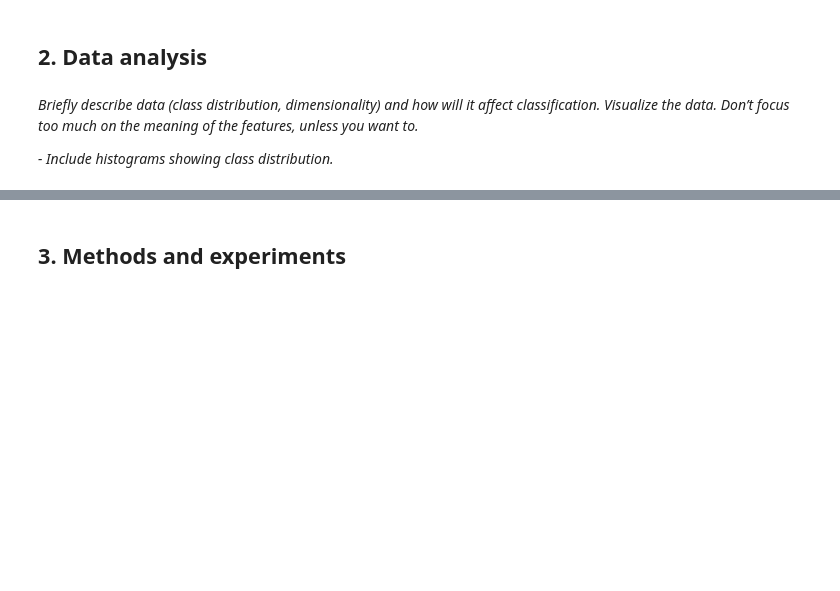
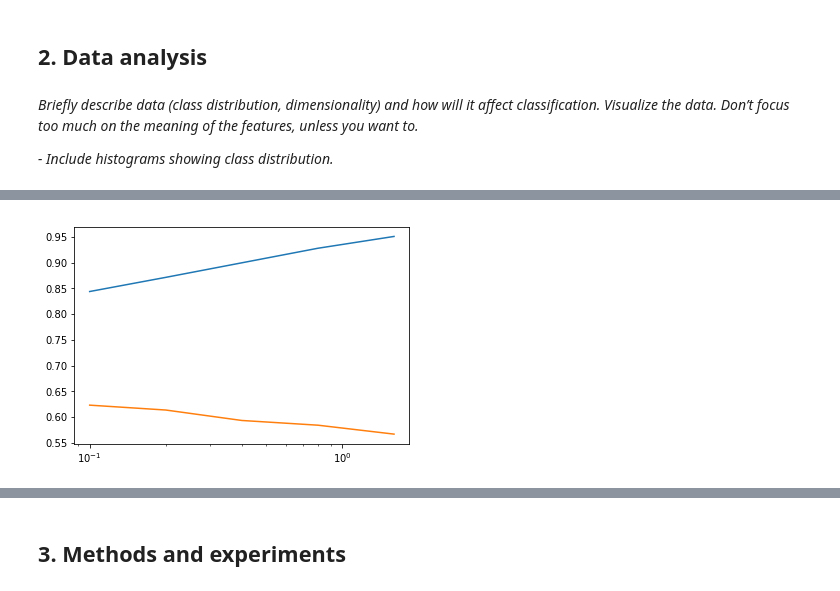
Before and after one commit to abdullahkhan93/MLBP-2018, a Jupyter notebook: Project Report.ipynb, the cells around one changed output, grey strips where cells are left out. Cells and saved outputs as stored; diff of their text form; code cells hidden in the pictures; blank space fills up the shorter version.

```diff
--- a/Project Report.ipynb
+++ b/Project Report.ipynb
@@ -271,0 +154,39 @@ Inverse of Regularization Constant (C): 0.7430083706879997
+# %%
+'''
+Multinomial Logistic Regression with Multiple Iterations
+PARAMETERS:
+    Iterations = 7500
+    Inverse Regularization Constant = 0.1 till 10
+    Solver = SAG
+    Penalty = L2
+'''
+
+C = 0.1
+testAcc = []
+validAcc = []
+C_array = []
+
+while C < 2:
+    logreg = LogReg(C = C, max_iter = 7500, solver ='sag', multi_class = 'multinomial', n_jobs = -2)
+
+    # Fitting the refined training sets
+    logreg.fit(XTrainSet, YTrainR.ravel())
+
+    # Calculation of training accuracy
+    predictTest = logreg.predict(XTestSet)
+    predictTrain = logreg.predict(XTrainSet)
+
+    # Display the calculated accuracies
+    print('Inverse of Regularization Constant (C): ', C)
+    print('Training Accuracy: ', met.accuracy_score(predictTrain, YTrainR))
+    print('Testing Accuracy: ', met.accuracy_score(predictTest, YTestR))
+    testAcc.append(met.accuracy_score(predictTrain, YTrainR))
+    validAcc.append(met.accuracy_score(predictTest, YTestR))
+    C_array.append(C)
+
+    # Display final score from Logistic Regression
+    score = logreg.score(XTestSet, YTestSet)
+    print('Final Score: ', score, '\n')
+
+    # Increment C for next iteration
+    C = C * 2
@@ -272,7 +211,11 @@ Inverse of Regularization Constant (C): 0.7430083706879997
 # %%
-import matplotlib.pyplot as plt
+'''
+Accuracy Plot for multiple Multinomial Logistic Regression Classifications
+'''
 plt.figure()
 plt.plot(C_array,testAcc)
 plt.plot(C_array,validAcc)
 plt.xscale('log')
 plt.show()
+# %% [output]
+[figure, added]
```
Also changed, not shown: parts of 11 cells of this notebook.
